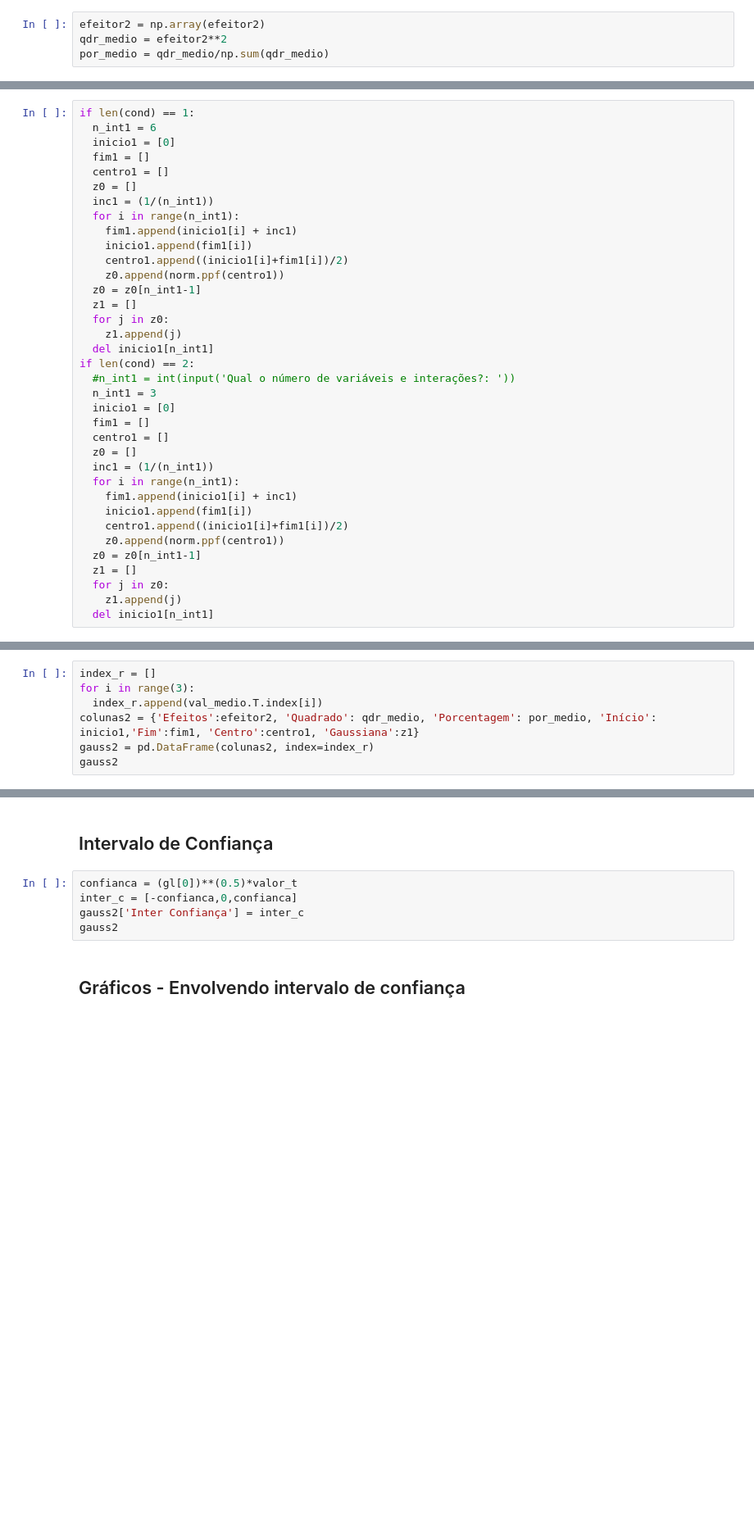
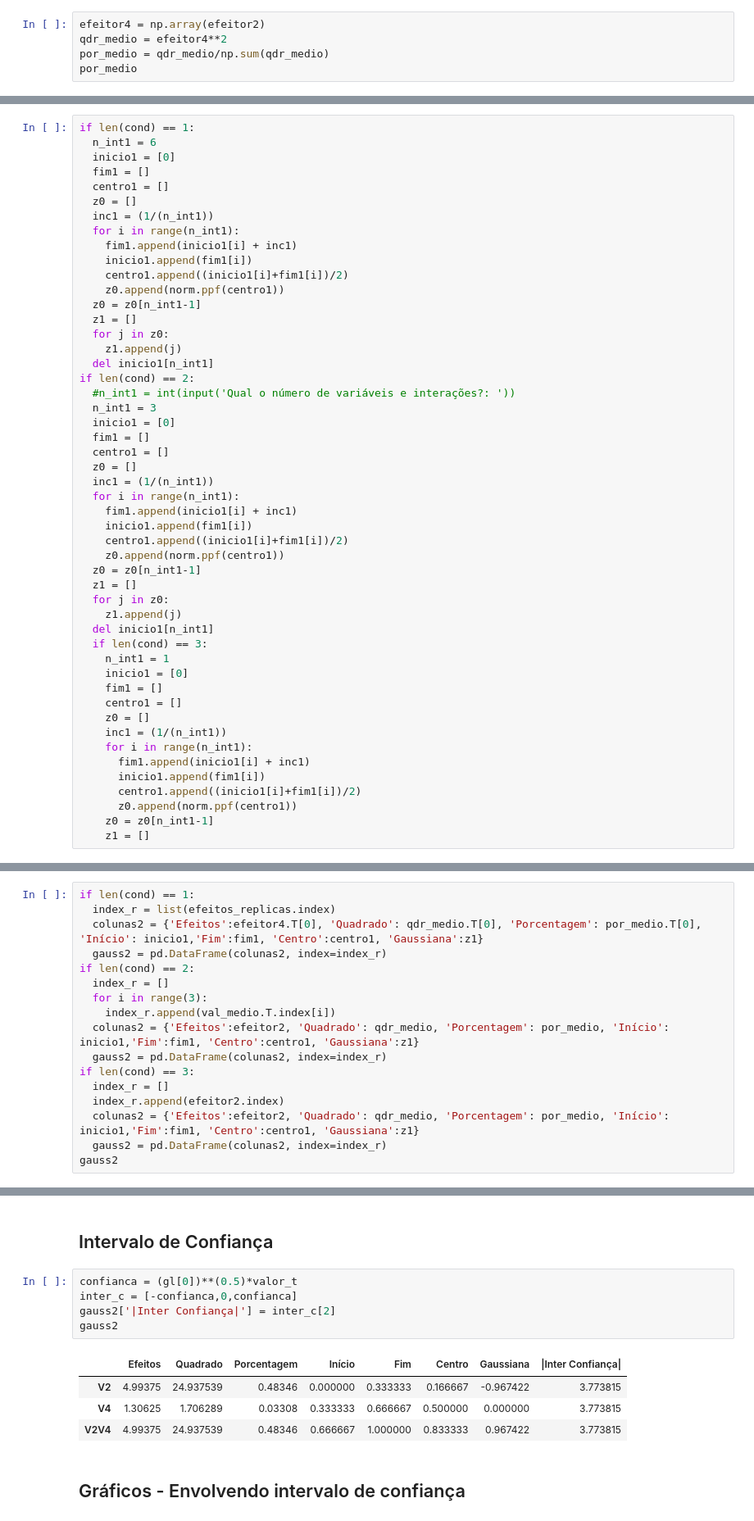
Before and after one commit to AndreSimao-alms/Planejamento-Fatorial-Completo, a Jupyter notebook: Planejamento_Fatorial_Completo.ipynb, the cells around one changed output, grey strips where cells are left out. Shown: that part at 82% size. Cells and saved outputs as stored; diff of their text form; blank space fills up the shorter version.

```diff
--- a/Planejamento_Fatorial_Completo.ipynb
+++ b/Planejamento_Fatorial_Completo.ipynb
@@ -671,6 +732,7 @@ if len(cond) == 2:
 # %% [markdown]
 #### Quadrado e porcentagem
 # %%
-efeitor2 = np.array(efeitor2)
-qdr_medio = efeitor2**2
+efeitor4 = np.array(efeitor2)
+qdr_medio = efeitor4**2
 por_medio = qdr_medio/np.sum(qdr_medio)
+por_medio
@@ -712,3 +776,17 @@ if len(cond) == 2:
   for j in z0:
     z1.append(j)
   del inicio1[n_int1]
+  if len(cond) == 3:
+    n_int1 = 1
+    inicio1 = [0]
+    fim1 = []
+    centro1 = []
+    z0 = []
+    inc1 = (1/(n_int1))
+    for i in range(n_int1):
+      fim1.append(inicio1[i] + inc1)
+      inicio1.append(fim1[i])
+      centro1.append((inicio1[i]+fim1[i])/2)
+      z0.append(norm.ppf(centro1))
+    z0 = z0[n_int1-1]
+    z1 = []
@@ -717,7 +793,17 @@ if len(cond) == 2:
 # %%
-index_r = []
-for i in range(3):
-  index_r.append(val_medio.T.index[i])
-colunas2 = {'Efeitos':efeitor2, 'Quadrado': qdr_medio, 'Porcentagem': por_medio, 'Início': inicio1,'Fim':fim1, 'Centro':centro1, 'Gaussiana':z1}
-gauss2 = pd.DataFrame(colunas2, index=index_r)
+if len(cond) == 1:
+  index_r = list(efeitos_replicas.index)
+  colunas2 = {'Efeitos':efeitor4.T[0], 'Quadrado': qdr_medio.T[0], 'Porcentagem': por_medio.T[0], 'Início': inicio1,'Fim':fim1, 'Centro':centro1, 'Gaussiana':z1}
+  gauss2 = pd.DataFrame(colunas2, index=index_r)
+if len(cond) == 2:
+  index_r = []
+  for i in range(3):
+    index_r.append(val_medio.T.index[i])
+  colunas2 = {'Efeitos':efeitor2, 'Quadrado': qdr_medio, 'Porcentagem': por_medio, 'Início': inicio1,'Fim':fim1, 'Centro':centro1, 'Gaussiana':z1}
+  gauss2 = pd.DataFrame(colunas2, index=index_r)
+if len(cond) == 3:
+  index_r = []
+  index_r.append(efeitor2.index)
+  colunas2 = {'Efeitos':efeitor2, 'Quadrado': qdr_medio, 'Porcentagem': por_medio, 'Início': inicio1,'Fim':fim1, 'Centro':centro1, 'Gaussiana':z1}
+  gauss2 = pd.DataFrame(colunas2, index=index_r)
 gauss2
@@ -726,8 +817,13 @@ gauss2
 # %%
 confianca = (gl[0])**(0.5)*valor_t
 inter_c = [-confianca,0,confianca]
-gauss2['Inter Confiança'] = inter_c
+gauss2['|Inter Confiança|'] = inter_c[2]
 gauss2
+# %% [output]
+|  | Efeitos | Quadrado | Porcentagem | Início | Fim | Centro | Gaussiana | |Inter Confiança| |
+| V2 | 4.99375 | 24.937539 | 0.48346 | 0.000000 | 0.333333 | 0.166667 | -0.967422 | 3.773815 |
+| V4 | 1.30625 | 1.706289 | 0.03308 | 0.333333 | 0.666667 | 0.500000 | 0.000000 | 3.773815 |
+| V2V4 | 4.99375 | 24.937539 | 0.48346 | 0.666667 | 1.000000 | 0.833333 | 0.967422 | 3.773815 |
 # %% [markdown]
 ## Gráficos - Envolvendo intervalo de confiança
 # %% [markdown]
```
Also changed, not shown: parts of 33 cells of this notebook.
